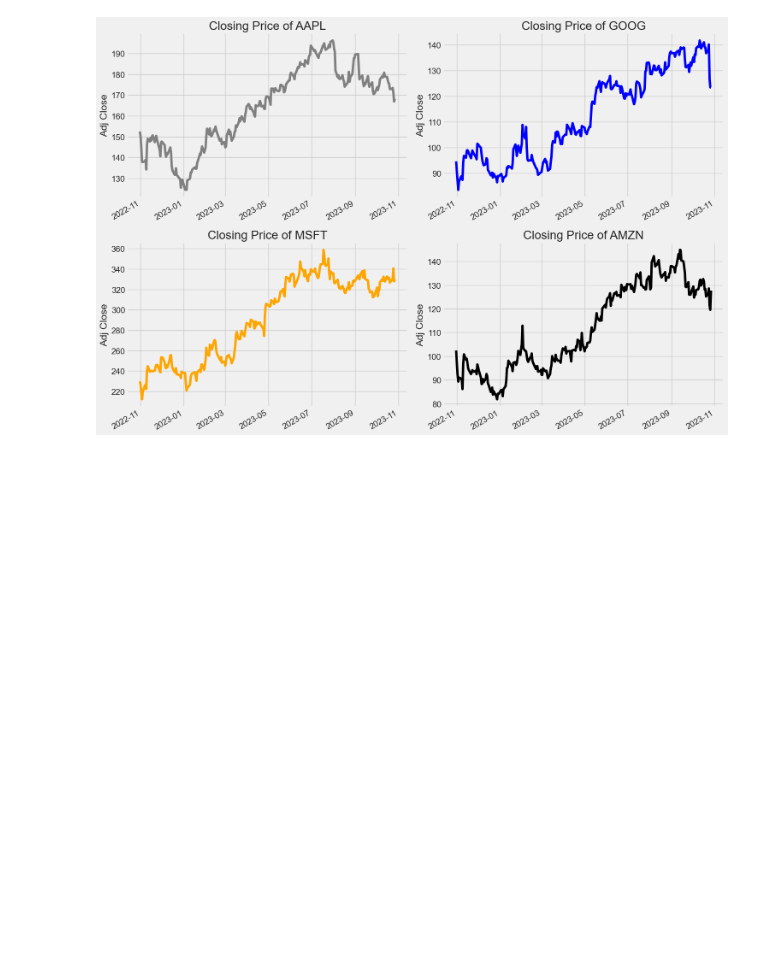
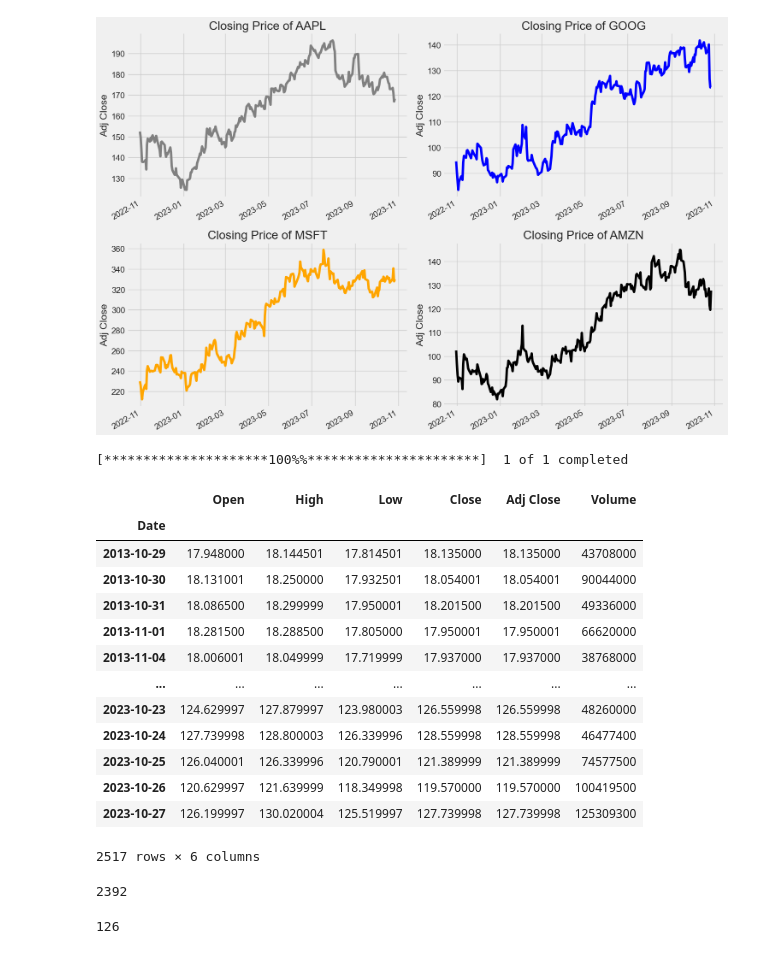
Before and after one commit to Bahadir-Erdem/stock_price_lstm, a Jupyter notebook: proje_test.ipynb, the cells around one changed output. Saved outputs shown, nothing was run; the diff lists cells and outputs as text; code cells hidden in the pictures; blank space fills up the shorter version.

```diff
--- a/proje_test.ipynb
+++ b/proje_test.ipynb
@@ -106,3 +123,40 @@ for i, company in enumerate(dfs, 1):
 plt.tight_layout()
 # %% [output]
 [figure]
+# %%
+end_date = datetime(2023, 10, 29)
+start_date = datetime(end_date.year - 10, end_date.month, end_date.day)
+# %%
+df = yf.download(stock, start_date, end_date)
+df
+# %% [output]
+[*********************100%%**********************]  1 of 1 completed
+|  | Open | High | Low | Close | Adj Close | Volume |
+| Date |  |  |  |  |  |  |
+| 2013-10-29 | 17.948000 | 18.144501 | 17.814501 | 18.135000 | 18.135000 | 43708000 |
+| 2013-10-30 | 18.131001 | 18.250000 | 17.932501 | 18.054001 | 18.054001 | 90044000 |
+| 2013-10-31 | 18.086500 | 18.299999 | 17.950001 | 18.201500 | 18.201500 | 49336000 |
+| 2013-11-01 | 18.281500 | 18.288500 | 17.805000 | 17.950001 | 17.950001 | 66620000 |
+| 2013-11-04 | 18.006001 | 18.049999 | 17.719999 | 17.937000 | 17.937000 | 38768000 |
+| ... | ... | ... | ... | ... | ... | ... |
+| 2023-10-23 | 124.629997 | 127.879997 | 123.980003 | 126.559998 | 126.559998 | 48260000 |
+| 2023-10-24 | 127.739998 | 128.800003 | 126.339996 | 128.559998 | 128.559998 | 46477400 |
+| 2023-10-25 | 126.040001 | 126.339996 | 120.790001 | 121.389999 | 121.389999 | 74577500 |
+| 2023-10-26 | 120.629997 | 121.639999 | 118.349998 | 119.570000 | 119.570000 | 100419500 |
+| 2023-10-27 | 126.199997 | 130.020004 | 125.519997 | 127.739998 | 127.739998 | 125309300 |
+2517 rows × 6 columns
+# %%
+# Create a new dataframe with only the 'Close column
+data = df.filter(['Close'])
+# Convert the dataframe to a numpy array
+dataset = data.values.reshape(-1, 1) # değerler 2d dizi haline getirildi
+# Get the number of rows to train the model on
+training_data_len = int(np.ceil( len(dataset) * .95 ))
+test_data_len = int(np.ceil( len(dataset) * .05 ))
+training_data_len
+# %% [output]
+2392
+# %%
+test_data_len
+# %% [output]
+126
```
Also changed, not shown: parts of 17 cells of this notebook.
